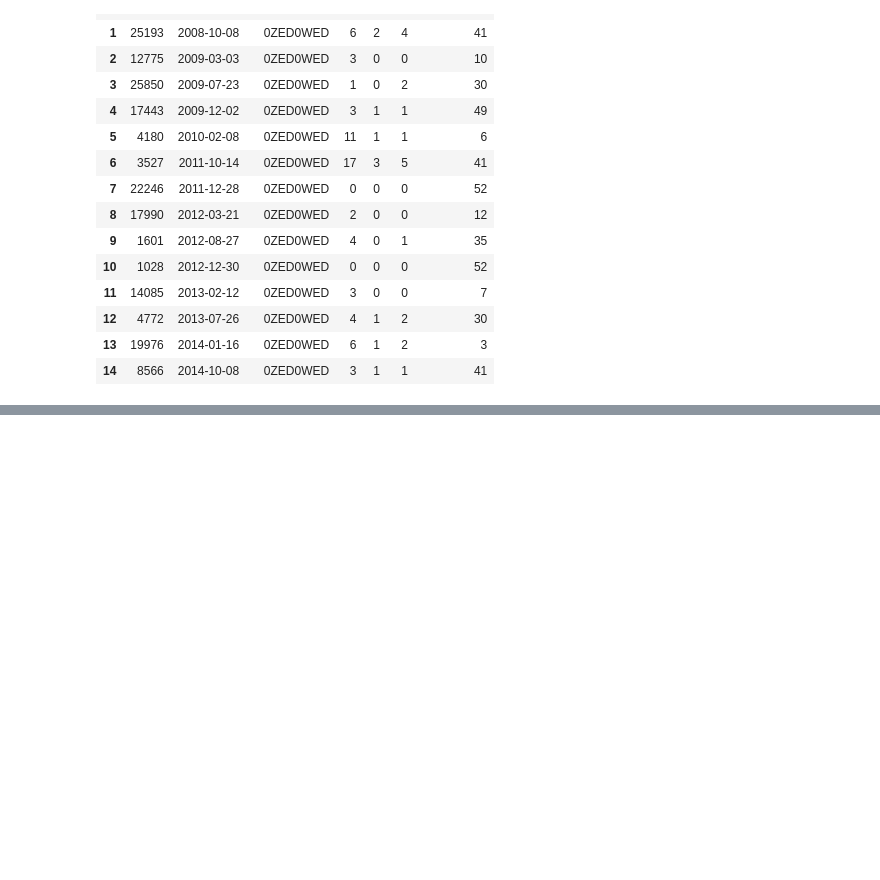
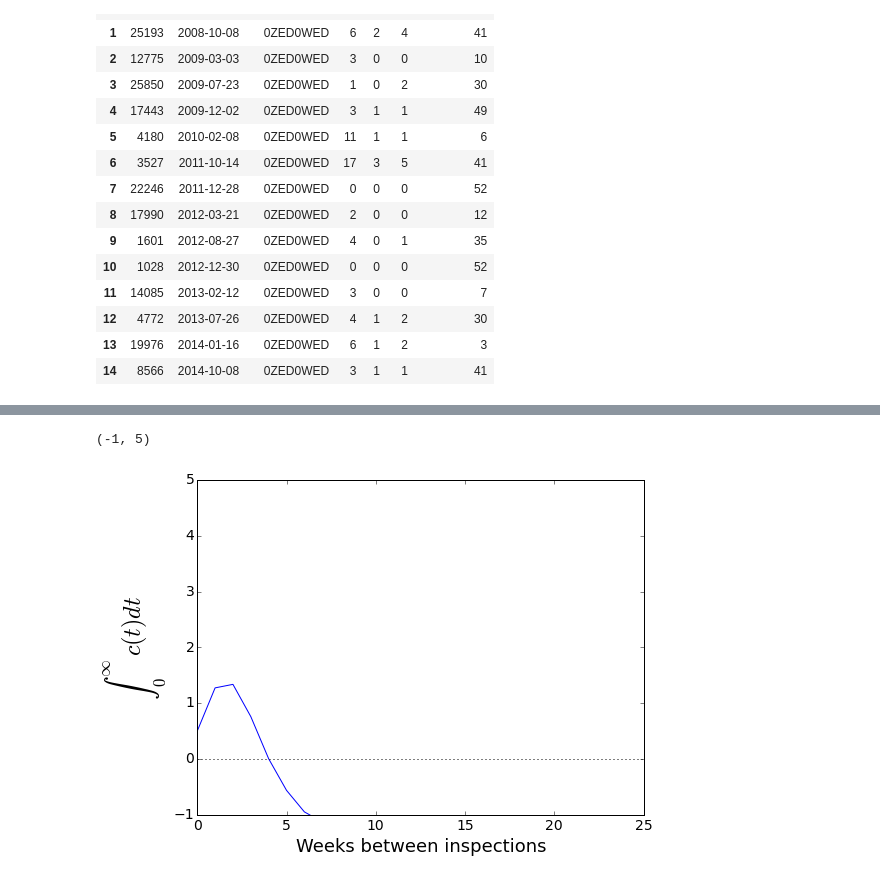
Before and after one commit to jhalverson/data_science, a Jupyter notebook: project_boston_restaurants/part_2b_correlation_time.ipynb, the cells around one changed output, grey strips where cells are left out. Cells and saved outputs as stored; diff of their text form; code cells hidden in the pictures; blank space fills up the shorter version.

```diff
--- a/project_boston_restaurants/part_2b_correlation_time.ipynb
+++ b/project_boston_restaurants/part_2b_correlation_time.ipynb
@@ -258,0 +262,15 @@ plt.ylabel('$C(t)$')
+# %%
+auc = [0.5]
+running_sum = 0.5
+for t in sorted(ct.keys()[1:]):
+    running_sum += cf[t] / ct[t] / (cf[0] / ct[0])
+    auc.append(running_sum)
+plt.plot(sorted(ct.keys()), auc)
+plt.plot([0, 25], [0, 0], 'k:')
+plt.xlabel('Weeks between inspections')
+plt.ylabel(r'$\int_0^{\infty} c(t)dt$', fontsize=24)
+plt.xlim(0, 25)
+plt.ylim(-1, 5)
+# %% [output]
+(-1, 5)
+[figure, added]
```
Also changed, not shown: parts of 16 cells of this notebook.
